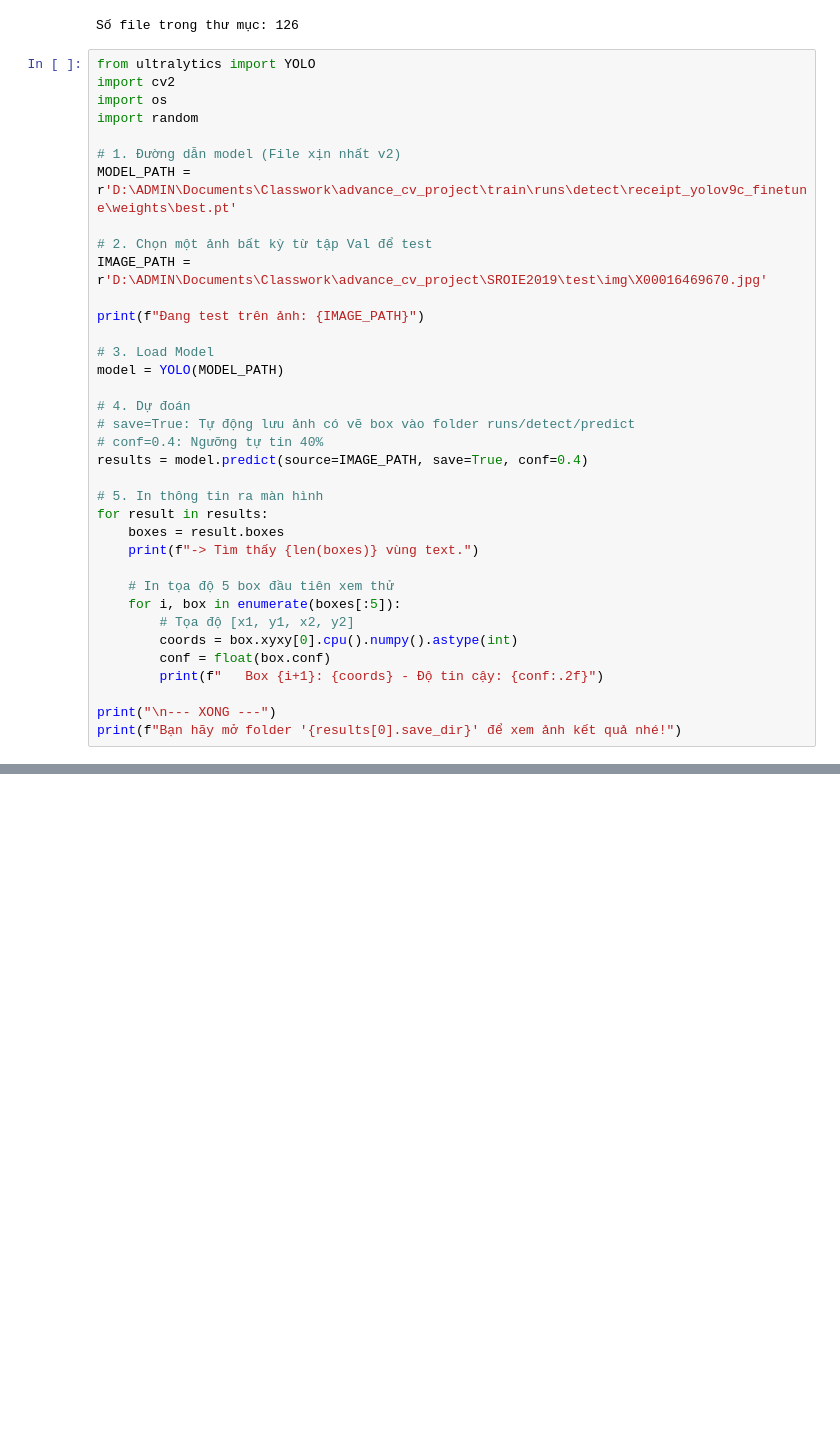
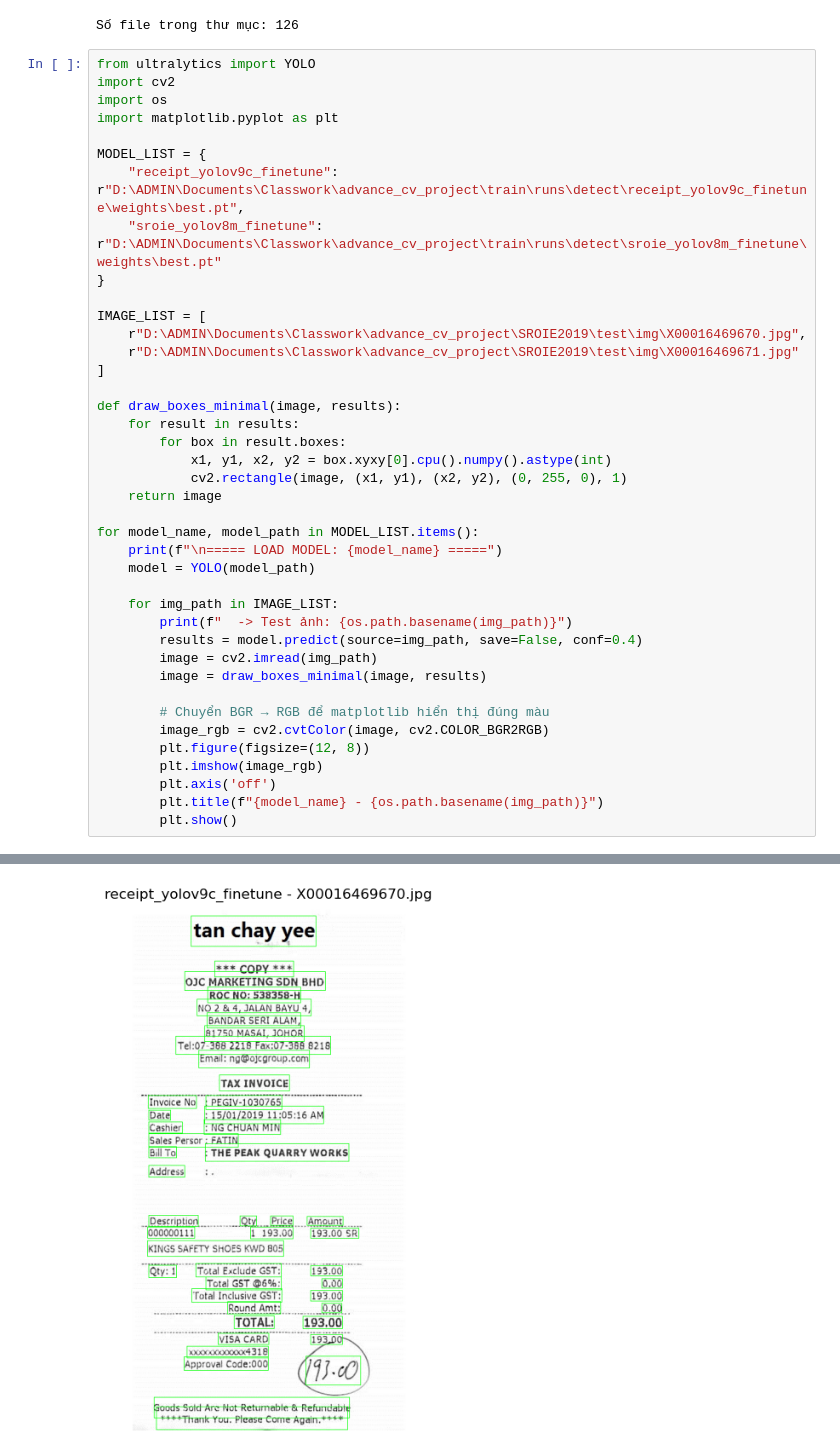
Before and after one commit to xkhanhtoan/advance_cv_project, a Jupyter notebook: notebooks/notebook1.ipynb, the cells around one changed output, grey strips where cells are left out. Cells and saved outputs as stored; diff of their text form; blank space fills up the shorter version.

```diff
--- a/notebooks/notebook1.ipynb
+++ b/notebooks/notebook1.ipynb
@@ -11,36 +11,40 @@ Số file trong thư mục: 126
 from ultralytics import YOLO
 import cv2
 import os
-import random
+import matplotlib.pyplot as plt
 
-# 1. Đường dẫn model (File xịn nhất v2)
-MODEL_PATH = r'D:\ADMIN\Documents\Classwork\advance_cv_project\train\runs\detect\receipt_yolov9c_finetune\weights\best.pt'
+MODEL_LIST = {
+    "receipt_yolov9c_finetune": r"D:\ADMIN\Documents\Classwork\advance_cv_project\train\runs\detect\receipt_yolov9c_finetune\weights\best.pt",
+    "sroie_yolov8m_finetune": r"D:\ADMIN\Documents\Classwork\advance_cv_project\train\runs\detect\sroie_yolov8m_finetune\weights\best.pt"
+}
 
-# 2. Chọn một ảnh bất kỳ từ tập Val để test
-IMAGE_PATH = r'D:\ADMIN\Documents\Classwork\advance_cv_project\SROIE2019\test\img\X00016469670.jpg'
+IMAGE_LIST = [
+    r"D:\ADMIN\Documents\Classwork\advance_cv_project\SROIE2019\test\img\X00016469670.jpg",
+    r"D:\ADMIN\Documents\Classwork\advance_cv_project\SROIE2019\test\img\X00016469671.jpg"
+]
 
-print(f"Đang test trên ảnh: {IMAGE_PATH}")
+def draw_boxes_minimal(image, results):
+    for result in results:
+        for box in result.boxes:
+            x1, y1, x2, y2 = box.xyxy[0].cpu().numpy().astype(int)
+            cv2.rectangle(image, (x1, y1), (x2, y2), (0, 255, 0), 1)
+    return image
 
-# 3. Load Model
-model = YOLO(MODEL_PATH)
+for model_name, model_path in MODEL_LIST.items():
+    print(f"\n===== LOAD MODEL: {model_name} =====")
+    model = YOLO(model_path)
 
-# 4. Dự đoán
-# save=True: Tự động lưu ảnh có vẽ box vào folder runs/detect/predict
-# conf=0.4: Ngưỡng tự tin 40%
-results = model.predict(source=IMAGE_PATH, save=True, conf=0.4)
+    for img_path in IMAGE_LIST:
+        print(f"  -> Test ảnh: {os.path.basename(img_path)}")
+        results = model.predict(source=img_path, save=False, conf=0.4)
+        image = cv2.imread(img_path)
+        image = draw_boxes_minimal(image, results)
 
-# 5. In thông tin ra màn hình
-for result in results:
-    boxes = result.boxes
-    print(f"-> Tìm thấy {len(boxes)} vùng text.")
-
-    # In tọa độ 5 box đầu tiên xem thử
-    for i, box in enumerate(boxes[:5]):
-        # Tọa độ [x1, y1, x2, y2]
-        coords = box.xyxy[0].cpu().numpy().astype(int)
-        conf = float(box.conf)
-        print(f"   Box {i+1}: {coords} - Độ tin cậy: {conf:.2f}")
-
-print("\n--- XONG ---")
-print(f"Bạn hãy mở folder '{results[0].save_dir}' để xem ảnh kết quả nhé!")
+        # Chuyển BGR → RGB để matplotlib hiển thị đúng màu
+        image_rgb = cv2.cvtColor(image, cv2.COLOR_BGR2RGB)
+        plt.figure(figsize=(12, 8))
+        plt.imshow(image_rgb)
+        plt.axis('off')
+        plt.title(f"{model_name} - {os.path.basename(img_path)}")
+        plt.show()
 # %% [output]
@@ -60,0 +56 @@ Bạn hãy mở folder 'D:\ADMIN\Documents\Classwork\advance_cv_project\notebook
+[figure, added]
```
Also changed, not shown: parts of 1 cell of this notebook, 2 other files.
